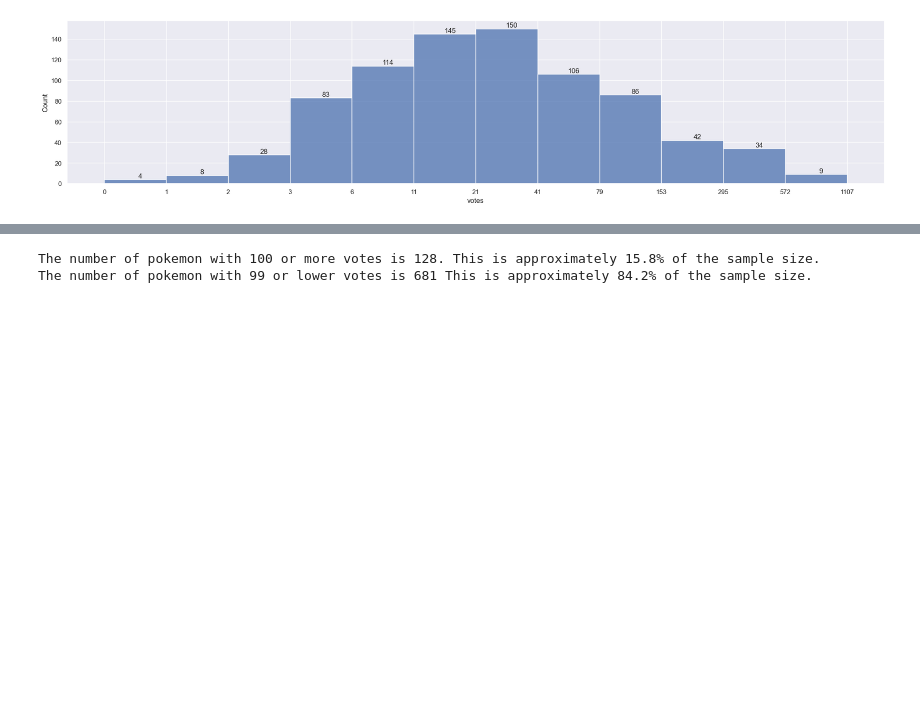
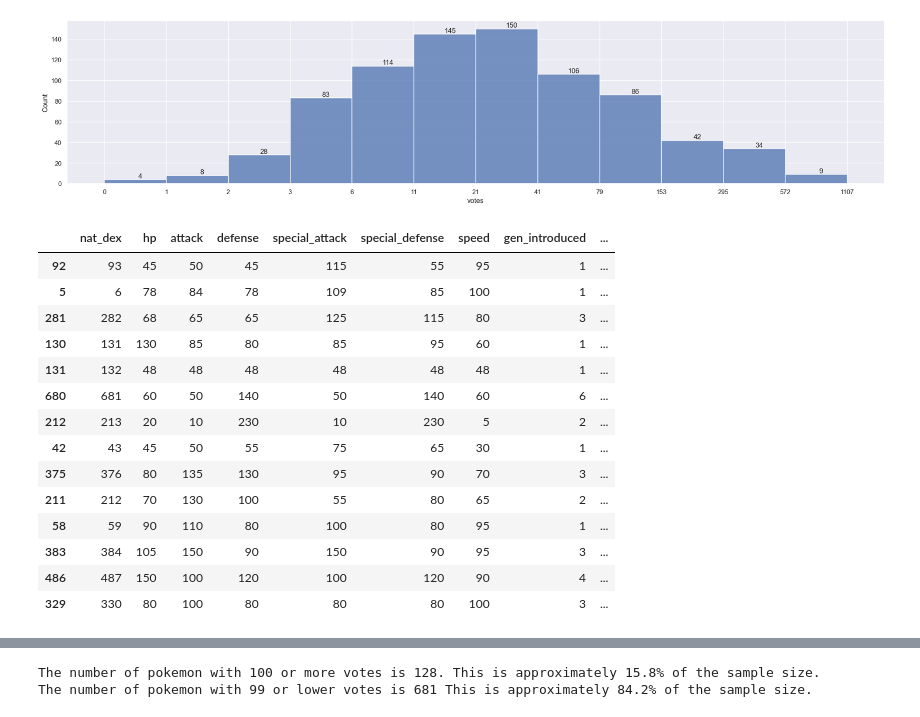
Before and after one commit to LeeMerrow/Pokemon-Popularity, a Jupyter notebook: Pokemon.ipynb, the cells around one changed output, grey strips where cells are left out. Drawn from its saved outputs; the diff is of its cells as text; code cells hidden in the pictures; blank space fills up the shorter version.

Commit message:
updating readme and finding the top pokemon of some subcatogory

```diff
--- a/Pokemon.ipynb
+++ b/Pokemon.ipynb
@@ -445,3 +445,24 @@ def sort_df(dataframe, column_name, ascending=False):
     """
     sorted_df = dataframe.sort_values(by=column_name, ascending=ascending).reset_index(drop=True)
     return sorted_df
+# %%
+# Lets find out what is the highest voted pokemon by shape
+max_votes_shape = poke.groupby('shape')['votes'].idxmax()
+results_shape = poke.loc[max_votes_shape]
+results_shape
+# %% [output]
+|  | nat_dex | hp | attack | defense | special_attack | special_defense | speed | gen_introduced | ... |
+| 92 | 93 | 45 | 50 | 45 | 115 | 55 | 95 | 1 | ... |
+| 5 | 6 | 78 | 84 | 78 | 109 | 85 | 100 | 1 | ... |
+| 281 | 282 | 68 | 65 | 65 | 125 | 115 | 80 | 3 | ... |
+| 130 | 131 | 130 | 85 | 80 | 85 | 95 | 60 | 1 | ... |
+| 131 | 132 | 48 | 48 | 48 | 48 | 48 | 48 | 1 | ... |
+| 680 | 681 | 60 | 50 | 140 | 50 | 140 | 60 | 6 | ... |
+| 212 | 213 | 20 | 10 | 230 | 10 | 230 | 5 | 2 | ... |
+| 42 | 43 | 45 | 50 | 55 | 75 | 65 | 30 | 1 | ... |
+| 375 | 376 | 80 | 135 | 130 | 95 | 90 | 70 | 3 | ... |
+| 211 | 212 | 70 | 130 | 100 | 55 | 80 | 65 | 2 | ... |
+| 58 | 59 | 90 | 110 | 80 | 100 | 80 | 95 | 1 | ... |
+| 383 | 384 | 105 | 150 | 90 | 150 | 90 | 95 | 3 | ... |
+| 486 | 487 | 150 | 100 | 120 | 100 | 120 | 90 | 4 | ... |
+| 329 | 330 | 80 | 100 | 80 | 80 | 80 | 100 | 3 | ... |
```
Also changed, not shown: parts of 3 cells of this notebook, 1 other file.
